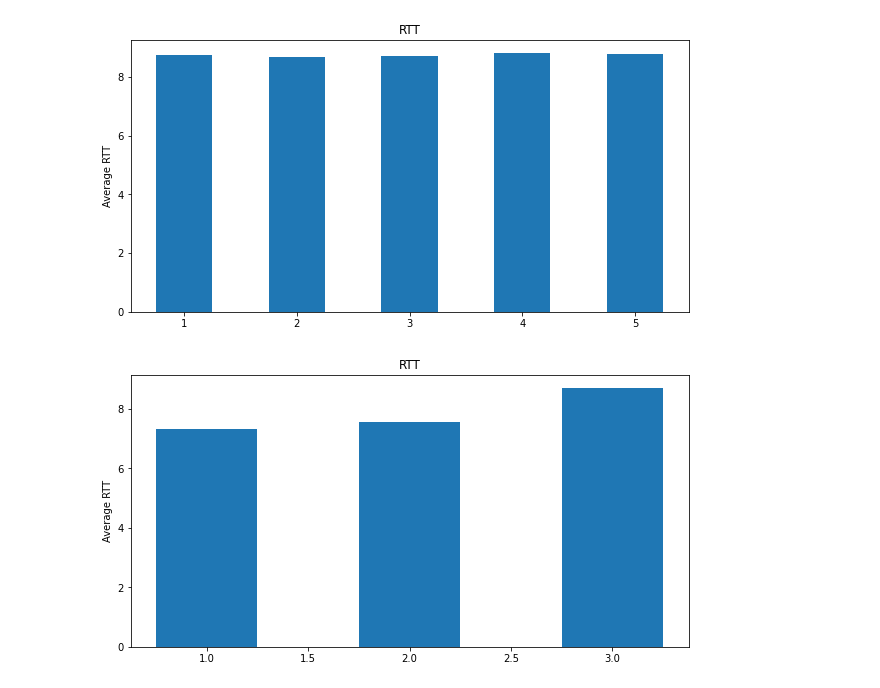
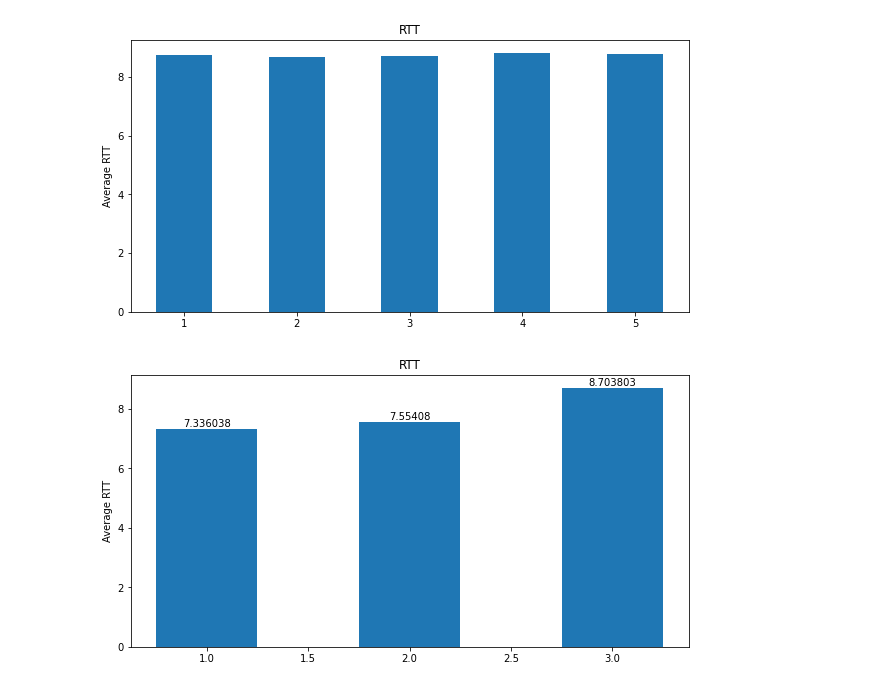
Before and after one commit to Rafi030615/NDN_Riset, a Jupyter notebook: Consumer/RTT Skenario 1.ipynb, the cells around one changed output. Drawn from its saved outputs; the diff is of its cells as text; code cells hidden in the pictures.

```diff
--- a/Consumer/RTT Skenario 1.ipynb
+++ b/Consumer/RTT Skenario 1.ipynb
@@ -72,12 +88,17 @@ plt.show()
 # %%
-dfs = [z11, z21, z33]
+dfs = [z12, z22, z33]
 tinggi = []
 for df in dfs:
     tinggi.append(df.loc[0]["AverageRTT(ms)"])
 
-datar = [1,2,3]
-plt.figure(figsize=(10,5))
-plt.bar(datar, tinggi, width = 0.5)
+datar = [1, 2, 3]
+plt.figure(figsize=(10, 5))
+plt.bar(datar, tinggi, width=0.5)
+
+# Menambahkan nilai pada setiap batang
+for i, t in enumerate(tinggi):
+    plt.text(datar[i], t, str(t), ha="center", va="bottom")
+
 plt.ylabel("Average RTT")
 plt.title("RTT")
 plt.show()
@@ -139,3 +160,20 @@ plt.title("RTT")
 plt.show()
 # %% [output]
 [figure]
+# %%
+dfs = [z211, z222, z233]
+tinggi = []
+for df in dfs:
+    tinggi.append(df.loc[0]["AverageRTT(ms)"])
+
+datar = [1, 2, 3]
+plt.figure(figsize=(10, 5))
+plt.bar(datar, tinggi, width=0.5)
+
+# Menambahkan nilai pada setiap batang
+for i, t in enumerate(tinggi):
+    plt.text(datar[i], t, str(t), ha="center", va="bottom")
+
+plt.ylabel("Average RTT")
+plt.title("RTT")
+plt.show()
@@ -198,14 +238,19 @@ plt.show()
 # %%
 dfs = [z311, z321, z333]
 tinggi = []
 for df in dfs:
     tinggi.append(df.loc[0]["AverageRTT(ms)"])
 
-datar = [1,2,3]
-plt.figure(figsize=(10,5))
-plt.bar(datar, tinggi, width = 0.5)
+datar = [1, 2, 3]
+plt.figure(figsize=(10, 5))
+plt.bar(datar, tinggi, width=0.5)
+
+# Menambahkan nilai pada setiap batang
+for i, t in enumerate(tinggi):
+    plt.text(datar[i], t, str(t), ha="center", va="bottom")
+
 plt.ylabel("Average RTT")
 plt.title("RTT")
 plt.show()
 # %% [output]
-[figure, old version]
+[figure, new version]
```
Also changed, not shown: parts of 4 cells of this notebook, 2 other files.
